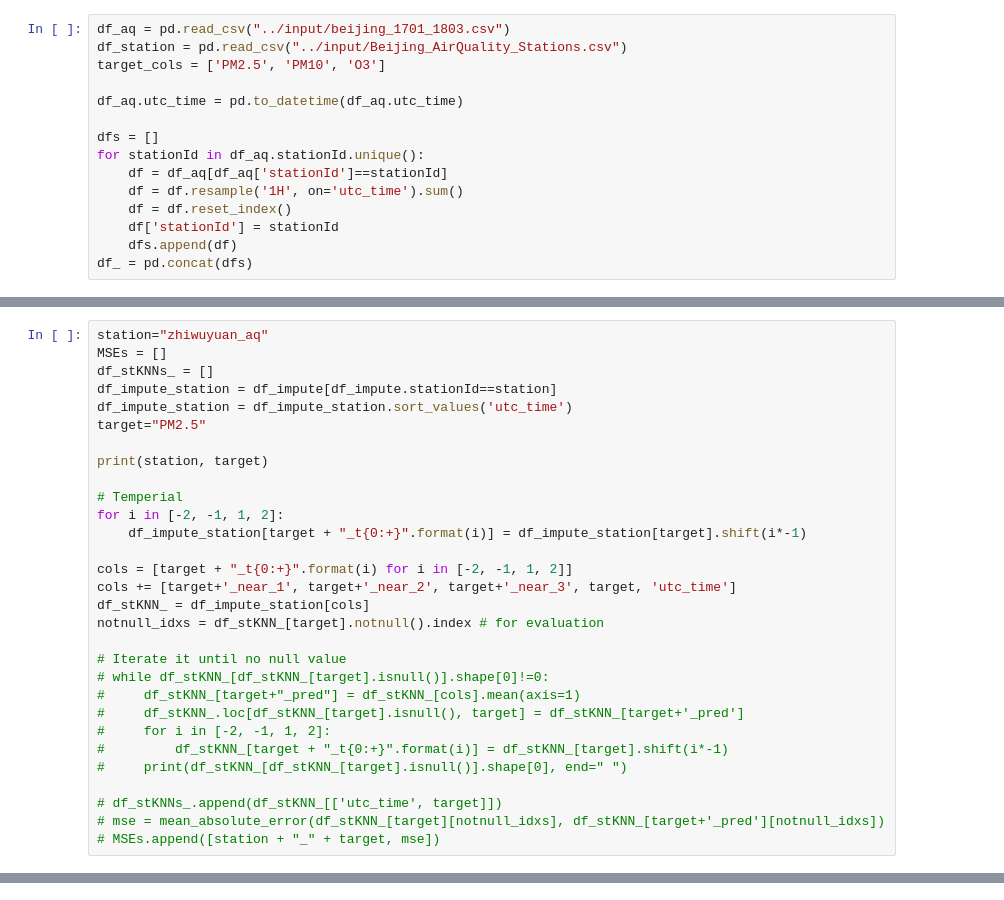
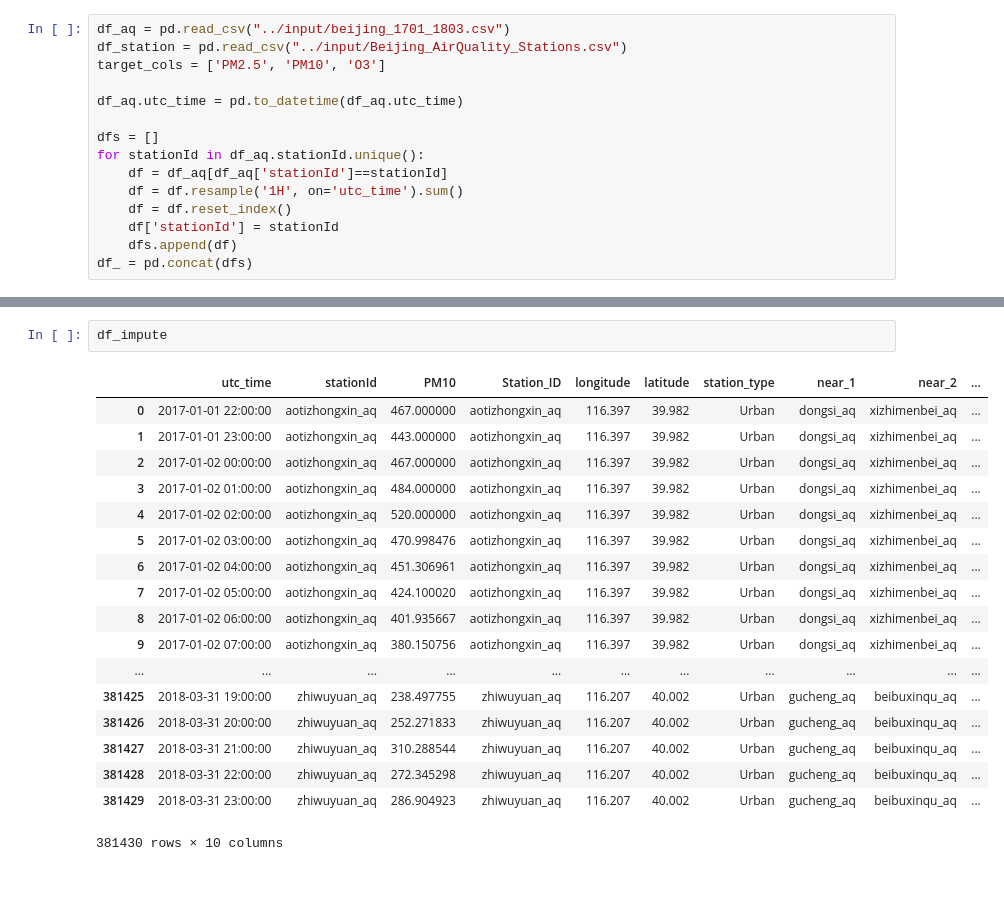
Before and after one commit to tnlin/kdd_2018, a Jupyter notebook: tony/bj_stKNN_imputation.ipynb, the cells around one changed output, grey strips where cells are left out. Drawn from its saved outputs; the diff is of its cells as text.

```diff
--- a/tony/bj_stKNN_imputation.ipynb
+++ b/tony/bj_stKNN_imputation.ipynb
@@ -118,30 +102,0 @@ KeyboardInterrupt:
-# %%
-station="zhiwuyuan_aq"
-MSEs = []
-df_stKNNs_ = []
-df_impute_station = df_impute[df_impute.stationId==station]
-df_impute_station = df_impute_station.sort_values('utc_time')
-target="PM2.5"
-
-print(station, target)
-
-# Temperial
-for i in [-2, -1, 1, 2]:
-    df_impute_station[target + "_t{0:+}".format(i)] = df_impute_station[target].shift(i*-1)
-
-cols = [target + "_t{0:+}".format(i) for i in [-2, -1, 1, 2]]
-cols += [target+'_near_1', target+'_near_2', target+'_near_3', target, 'utc_time']
-df_stKNN_ = df_impute_station[cols]
-notnull_idxs = df_stKNN_[target].notnull().index # for evaluation
-
-# Iterate it until no null value
-# while df_stKNN_[df_stKNN_[target].isnull()].shape[0]!=0:
-#     df_stKNN_[target+"_pred"] = df_stKNN_[cols].mean(axis=1)
-#     df_stKNN_.loc[df_stKNN_[target].isnull(), target] = df_stKNN_[target+'_pred']
-#     for i in [-2, -1, 1, 2]:
-#         df_stKNN_[target + "_t{0:+}".format(i)] = df_stKNN_[target].shift(i*-1)
-#     print(df_stKNN_[df_stKNN_[target].isnull()].shape[0], end=" ")
-
-# df_stKNNs_.append(df_stKNN_[['utc_time', target]])
-# mse = mean_absolute_error(df_stKNN_[target][notnull_idxs], df_stKNN_[target+'_pred'][notnull_idxs])
-# MSEs.append([station + "_" + target, mse])
@@ -151,0 +232,21 @@ zhiwuyuan_aq PM2.5
+# %%
+df_impute
+# %% [output]
+|  | utc_time | stationId | PM10 | Station_ID | longitude | latitude | station_type | near_1 | near_2 | ... |
+| 0 | 2017-01-01 22:00:00 | aotizhongxin_aq | 467.000000 | aotizhongxin_aq | 116.397 | 39.982 | Urban | dongsi_aq | xizhimenbei_aq | ... |
+| 1 | 2017-01-01 23:00:00 | aotizhongxin_aq | 443.000000 | aotizhongxin_aq | 116.397 | 39.982 | Urban | dongsi_aq | xizhimenbei_aq | ... |
+| 2 | 2017-01-02 00:00:00 | aotizhongxin_aq | 467.000000 | aotizhongxin_aq | 116.397 | 39.982 | Urban | dongsi_aq | xizhimenbei_aq | ... |
+| 3 | 2017-01-02 01:00:00 | aotizhongxin_aq | 484.000000 | aotizhongxin_aq | 116.397 | 39.982 | Urban | dongsi_aq | xizhimenbei_aq | ... |
+| 4 | 2017-01-02 02:00:00 | aotizhongxin_aq | 520.000000 | aotizhongxin_aq | 116.397 | 39.982 | Urban | dongsi_aq | xizhimenbei_aq | ... |
+| 5 | 2017-01-02 03:00:00 | aotizhongxin_aq | 470.998476 | aotizhongxin_aq | 116.397 | 39.982 | Urban | dongsi_aq | xizhimenbei_aq | ... |
+| 6 | 2017-01-02 04:00:00 | aotizhongxin_aq | 451.306961 | aotizhongxin_aq | 116.397 | 39.982 | Urban | dongsi_aq | xizhimenbei_aq | ... |
+| 7 | 2017-01-02 05:00:00 | aotizhongxin_aq | 424.100020 | aotizhongxin_aq | 116.397 | 39.982 | Urban | dongsi_aq | xizhimenbei_aq | ... |
+| 8 | 2017-01-02 06:00:00 | aotizhongxin_aq | 401.935667 | aotizhongxin_aq | 116.397 | 39.982 | Urban | dongsi_aq | xizhimenbei_aq | ... |
+| 9 | 2017-01-02 07:00:00 | aotizhongxin_aq | 380.150756 | aotizhongxin_aq | 116.397 | 39.982 | Urban | dongsi_aq | xizhimenbei_aq | ... |
+| ... | ... | ... | ... | ... | ... | ... | ... | ... | ... | ... |
+| 381425 | 2018-03-31 19:00:00 | zhiwuyuan_aq | 238.497755 | zhiwuyuan_aq | 116.207 | 40.002 | Urban | gucheng_aq | beibuxinqu_aq | ... |
+| 381426 | 2018-03-31 20:00:00 | zhiwuyuan_aq | 252.271833 | zhiwuyuan_aq | 116.207 | 40.002 | Urban | gucheng_aq | beibuxinqu_aq | ... |
+| 381427 | 2018-03-31 21:00:00 | zhiwuyuan_aq | 310.288544 | zhiwuyuan_aq | 116.207 | 40.002 | Urban | gucheng_aq | beibuxinqu_aq | ... |
+| 381428 | 2018-03-31 22:00:00 | zhiwuyuan_aq | 272.345298 | zhiwuyuan_aq | 116.207 | 40.002 | Urban | gucheng_aq | beibuxinqu_aq | ... |
+| 381429 | 2018-03-31 23:00:00 | zhiwuyuan_aq | 286.904923 | zhiwuyuan_aq | 116.207 | 40.002 | Urban | gucheng_aq | beibuxinqu_aq | ... |
+381430 rows × 10 columns
```
Also changed, not shown: parts of 13 cells of this notebook, 1 other file.
